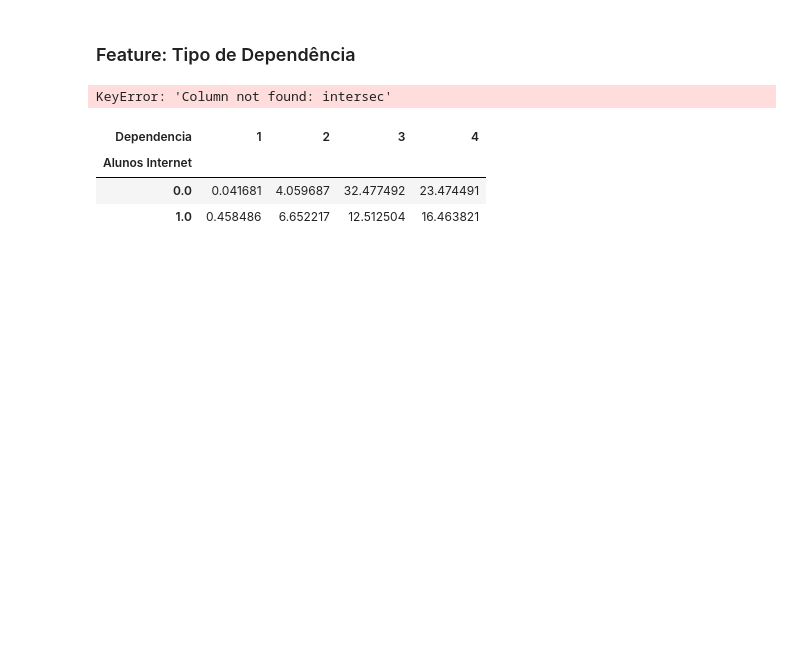
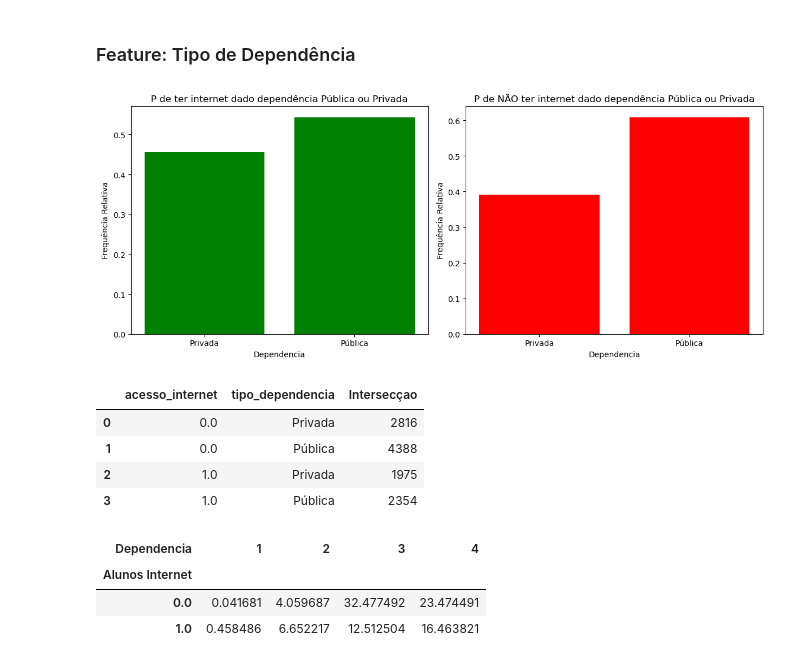
Before and after one commit to joaolindenberg/P2_CEDA2, a Jupyter notebook: main.ipynb, the cells around one changed output. Cells and saved outputs as stored; diff of their text form; code cells hidden in the pictures; blank space fills up the shorter version.

```diff
--- a/main.ipynb
+++ b/main.ipynb
@@ -406,41 +414,46 @@ df_dependencia.columns = ['acesso_internet', 'dependencia', 'Intersecçao']
 df_dependencia['tipo_dependencia'] = df_dependencia['dependencia'].map({1: 'Pública', 2: 'Pública', 3: 'Pública', 4: 'Privada'})
 
 # Agrupa pelos valores de 'acesso_internet' e 'tipo_dependencia' e calcula a soma de 'intersec'
-df_dependencia = df_dependencia.groupby(['acesso_internet', 'tipo_dependencia'])['intersec'].sum().reset_index()
+df_dependencia = df_dependencia.groupby(['acesso_internet', 'tipo_dependencia'])['Intersecçao'].sum().reset_index()
 
 # Filtro Possui Internet
 
 df_dependencia_possui_internet = df_dependencia[df_dependencia['acesso_internet'] == 1].copy()
 
 # Filtro NÃO Possui Internet
 
 df_dependencia_nao_possui_internet = df_dependencia[df_dependencia['acesso_internet'] == 0].copy()
 
 
 # Cria subgráficos
 fig, axs = plt.subplots(1, 2, figsize=(12, 5))
 
 # Primeiro gráfico
 axs[0].bar(df_dependencia_possui_internet['tipo_dependencia'], df_dependencia_possui_internet['Intersecçao'] / sum(df_dependencia_possui_internet['Intersecçao']), color='green')
 axs[0].set_title('P de ter internet dado dependência Pública ou Privada')
 axs[0].set_xlabel('Dependencia')
 axs[0].set_ylabel('Frequência Relativa')
 
 # Segunfo gráfico
 axs[1].bar(df_dependencia_nao_possui_internet['tipo_dependencia'], df_dependencia_nao_possui_internet['Intersecçao'] / sum(df_dependencia_nao_possui_internet['Intersecçao']), color='red')
 axs[1].set_title('P de NÃO ter internet dado dependência Pública ou Privada')
 axs[1].set_xlabel('Dependencia')
 axs[1].set_ylabel('Frequência Relativa')
 
 # Ajusta o layout para evitar sobreposição
 plt.tight_layout()
 
 # Exibe os gráficos
 plt.show()
 
 df_dependencia
 # %% [output]
-KeyError: 'Column not found: intersec'
+[figure, added]
+|  | acesso_internet | tipo_dependencia | Intersecçao |
+| 0 | 0.0 | Privada | 2816 |
+| 1 | 0.0 | Pública | 4388 |
+| 2 | 1.0 | Privada | 1975 |
+| 3 | 1.0 | Pública | 2354 |
 # %%
 cross_table_dependencia = (pd.crosstab(df_projeto['Alunos Internet'], df_projeto['Dependencia'])/len(df_projeto))*100
 cross_table_dependencia
```
Also changed, not shown: parts of 4 cells of this notebook.
